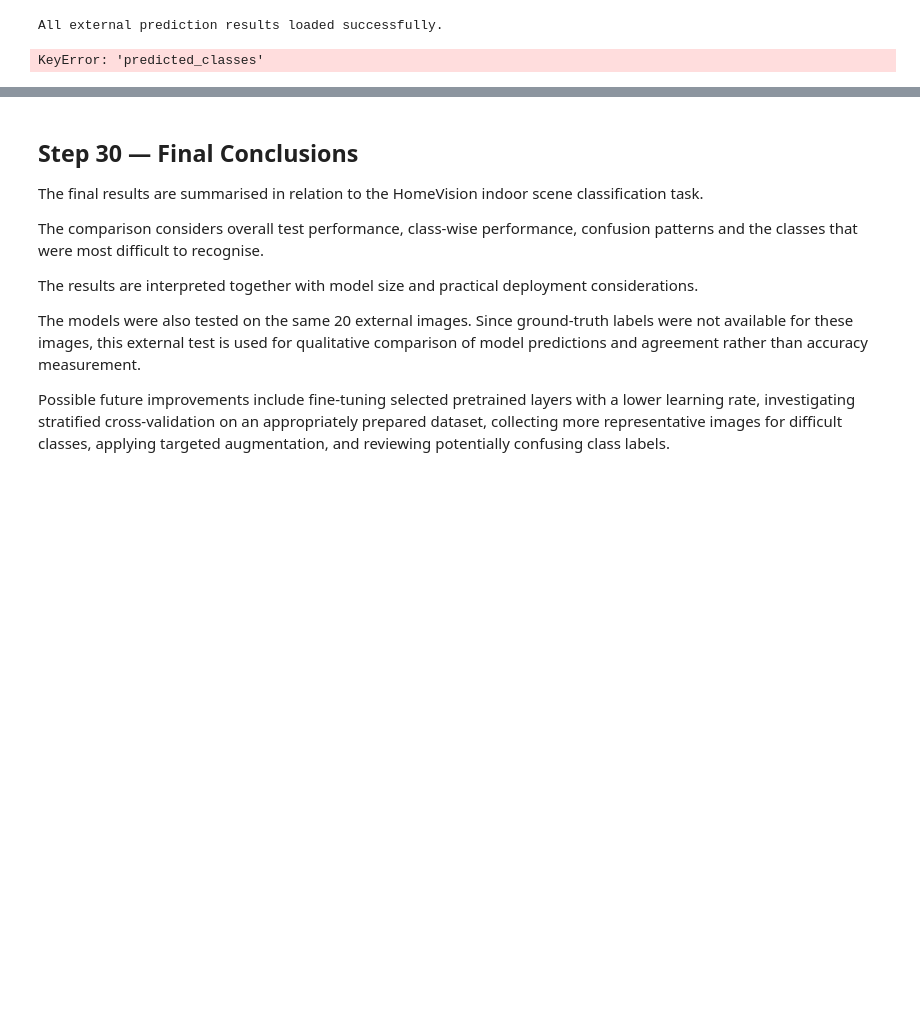
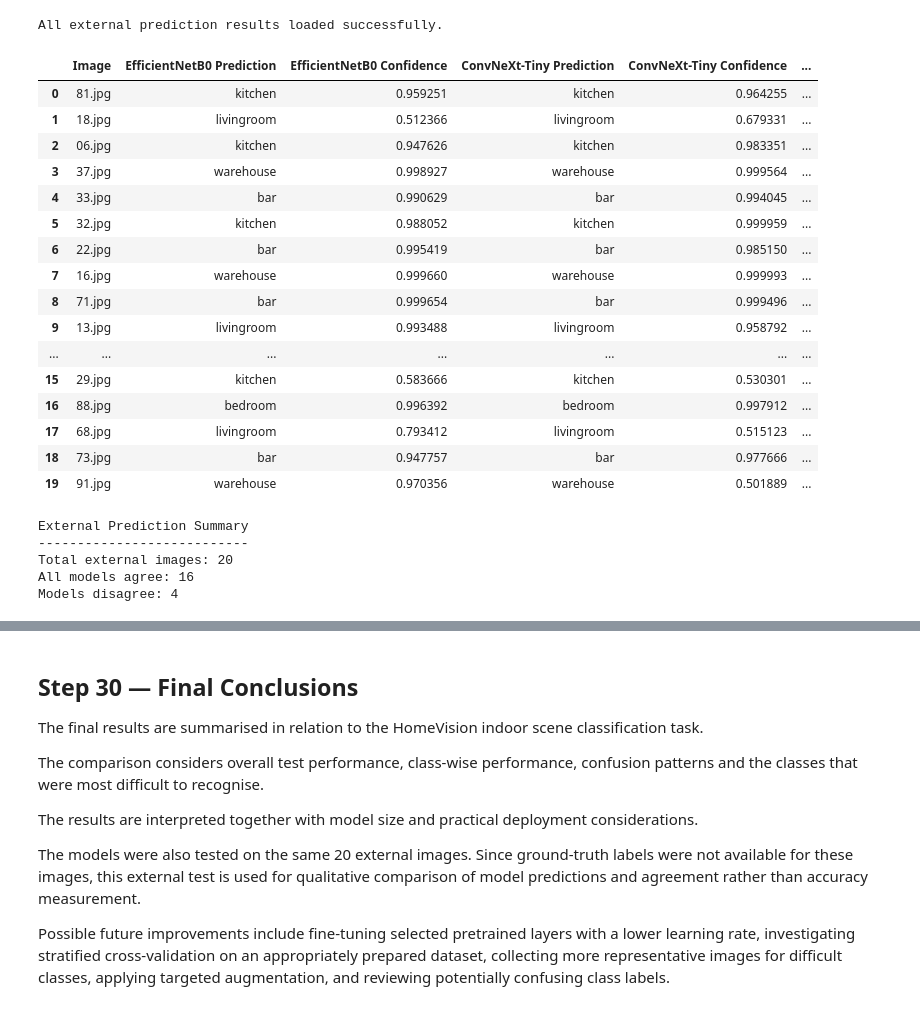
Before and after one commit to ThumulaRumesh/Smart-Homes---Indoor-Scene-Recognition-from-Images---CNN, a Jupyter notebook: 07_Evaluation_&_Comparison.ipynb, the cells around one changed output, grey strips where cells are left out. Saved outputs shown, nothing was run; the diff lists cells and outputs as text; code cells hidden in the pictures; blank space fills up the shorter version.

```diff
--- a/07_Evaluation_&_Comparison.ipynb
+++ b/07_Evaluation_&_Comparison.ipynb
@@ -1083,11 +1087,22 @@ print("All external prediction results loaded successfully.")
 # %% [output]
 All external prediction results loaded successfully.
 # %%
-# Create comparison table
+# Create External Prediction Comparison Table
 
 efficientnet_data = external_results["EfficientNetB0"]
 convnext_data = external_results["ConvNeXt-Tiny"]
 resnet_data = external_results["ResNet50"]
+
+
+# Class names used by all three models
+
+class_names = [
+    "kitchen",
+    "bedroom",
+    "bar",
+    "livingroom",
+    "warehouse"
+]
 
 
 # Check that all models used the same images
@@ -1108,19 +1123,40 @@ selected_paths = efficientnet_data["image_paths"]
 
 external_comparison = []
 
+
 for i, image_path in enumerate(selected_paths):
 
-    efficientnet_prediction = (
-        efficientnet_data["predicted_classes"][i]
+    # Get predicted labels
+
+    efficientnet_label = int(
+        efficientnet_data["predicted_labels"][i]
     )
 
-    convnext_prediction = (
-        convnext_data["predicted_classes"][i]
+    convnext_label = int(
+        convnext_data["predicted_labels"][i]
     )
 
-    resnet_prediction = (
-        resnet_data["predicted_classes"][i]
+    resnet_label = int(
+        resnet_data["predicted_labels"][i]
     )
+
+
+    # Convert numeric labels to class names
+
+    efficientnet_prediction = class_names[
+        efficientnet_label
+    ]
+
+    convnext_prediction = class_names[
+        convnext_label
+    ]
+
+    resnet_prediction = class_names[
+        resnet_label
+    ]
+
+
+    # Check whether all three models agree
 
     all_agree = (
         efficientnet_prediction
@@ -1128,40 +1164,58 @@ for i, image_path in enumerate(selected_paths):
         == resnet_prediction
     )
 
+
     external_comparison.append({
 
-        "Image": os.path.basename(image_path),
+        "Image":
+            os.path.basename(image_path),
 
         "EfficientNetB0 Prediction":
             efficientnet_prediction,
 
         "EfficientNetB0 Confidence":
             efficientnet_data["confidence_scores"][i],
 
         "ConvNeXt-Tiny Prediction":
             convnext_prediction,
 
         "ConvNeXt-Tiny Confidence":
             convnext_data["confidence_scores"][i],
 
         "ResNet50 Prediction":
             resnet_prediction,
 
         "ResNet50 Confidence":
             resnet_data["confidence_scores"][i],
 
         "All Models Agree":
             all_agree
     })
 
 
 external_comparison_df = pd.DataFrame(
     external_comparison
 )
 
 
 # Display the comparison
 
 external_comparison_df
 # %% [output]
-KeyError: 'predicted_classes'
+|  | Image | EfficientNetB0 Prediction | EfficientNetB0 Confidence | ConvNeXt-Tiny Prediction | ConvNeXt-Tiny Confidence | ... |
+| 0 | 81.jpg | kitchen | 0.959251 | kitchen | 0.964255 | ... |
+| 1 | 18.jpg | livingroom | 0.512366 | livingroom | 0.679331 | ... |
+| 2 | 06.jpg | kitchen | 0.947626 | kitchen | 0.983351 | ... |
+| 3 | 37.jpg | warehouse | 0.998927 | warehouse | 0.999564 | ... |
+| 4 | 33.jpg | bar | 0.990629 | bar | 0.994045 | ... |
+| 5 | 32.jpg | kitchen | 0.988052 | kitchen | 0.999959 | ... |
+| 6 | 22.jpg | bar | 0.995419 | bar | 0.985150 | ... |
+| 7 | 16.jpg | warehouse | 0.999660 | warehouse | 0.999993 | ... |
+| 8 | 71.jpg | bar | 0.999654 | bar | 0.999496 | ... |
+| 9 | 13.jpg | livingroom | 0.993488 | livingroom | 0.958792 | ... |
+| ... | ... | ... | ... | ... | ... | ... |
+| 15 | 29.jpg | kitchen | 0.583666 | kitchen | 0.530301 | ... |
+| 16 | 88.jpg | bedroom | 0.996392 | bedroom | 0.997912 | ... |
+| 17 | 68.jpg | livingroom | 0.793412 | livingroom | 0.515123 | ... |
+| 18 | 73.jpg | bar | 0.947757 | bar | 0.977666 | ... |
+| 19 | 91.jpg | warehouse | 0.970356 | warehouse | 0.501889 | ... |
@@ -1229,6 +1252,12 @@ print(
     f"Models disagree: "
     f"{models_disagree_count}"
 )
+# %% [output]
+External Prediction Summary
+---------------------------
+Total external images: 20
+All models agree: 16
+Models disagree: 4
 # %%
 # Display images where the models produced different predictions
 
```
Also changed, not shown: parts of 5 cells of this notebook.
